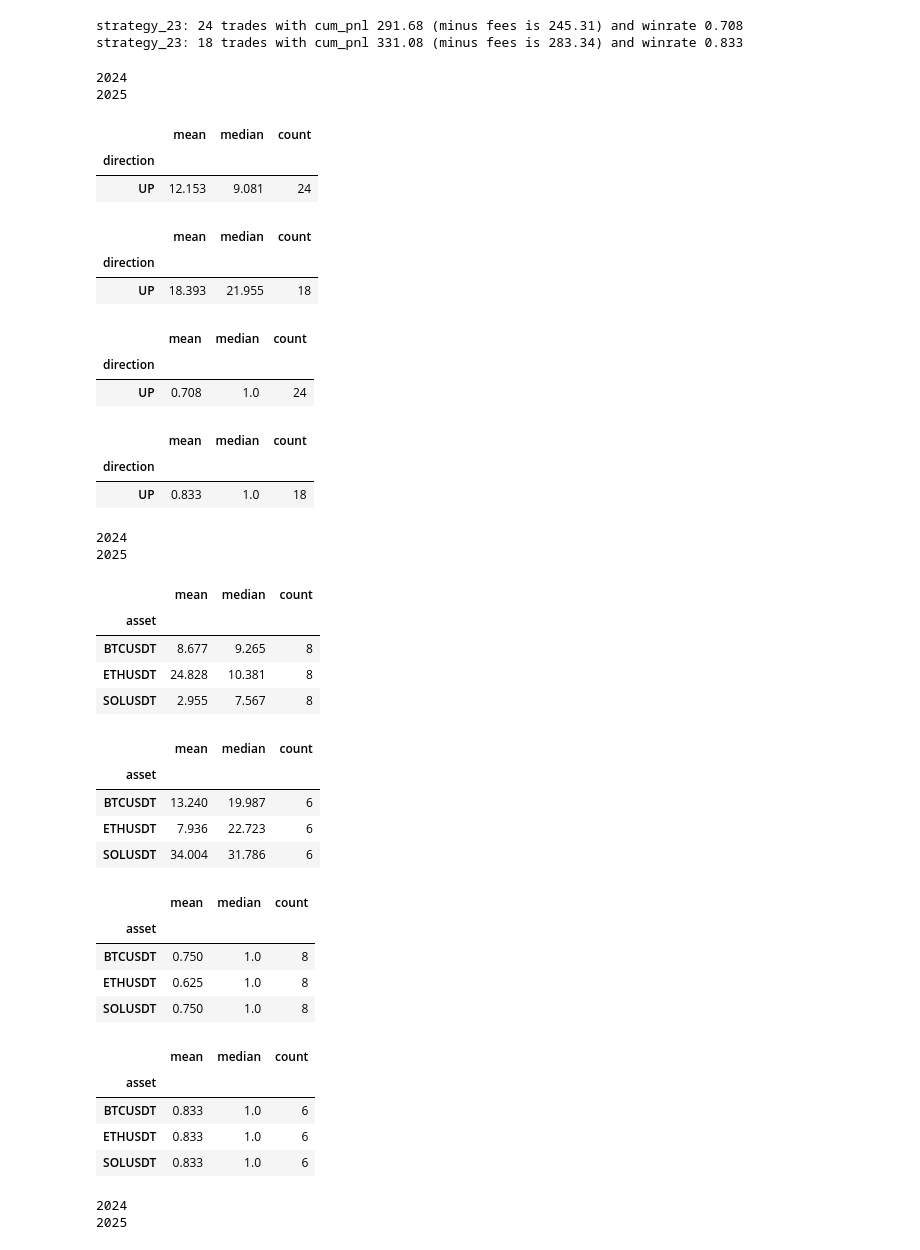
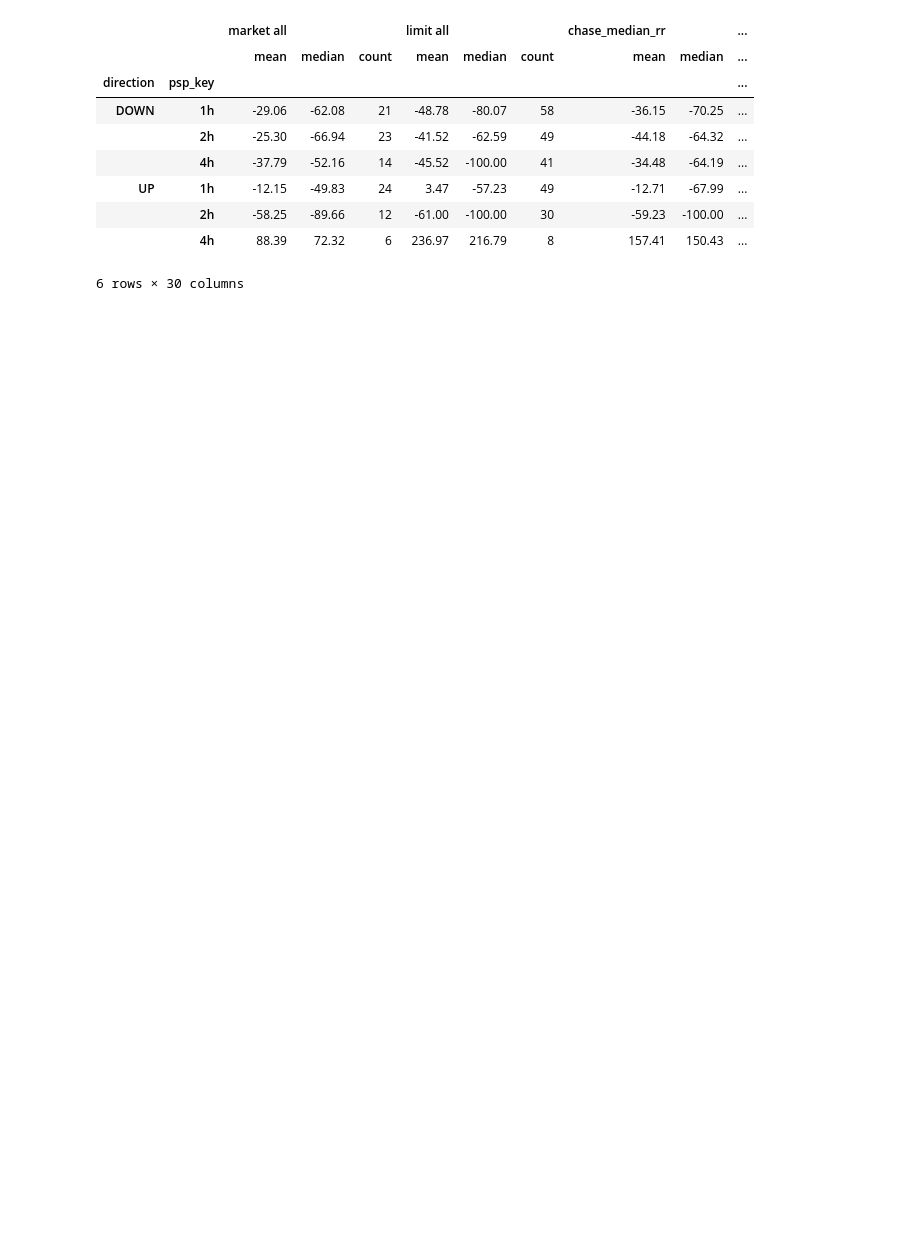
Before and after one commit to vlamitin/backtester, a Jupyter notebook: strategies_analyzer.ipynb, the cells around one changed output. Drawn from its saved outputs; the diff is of its cells as text; code cells hidden in the pictures; blank space fills up the shorter version.

Commit message:
new approach to analyze (group by market and different limit types)

```diff
--- a/strategies_analyzer.ipynb
+++ b/strategies_analyzer.ipynb
@@ -38,56 +204,24 @@ def group_by_display(fields):
 # %%
-print(f"{f_2024.name[23:34]}: {len(trades_df_2024)} trades with cum_pnl {round(trades_df_2024['cum_pnl_usd'].iloc[-1], 2)} (minus fees is {round(trades_df_2024['cum_pnl_minus_fees'].iloc[-1], 2)}) and winrate {round(len(trades_df_2024.query('won')) / len(trades_df_2024), 3)}")
-print(f"{f_2025.name[23:34]}: {len(trades_df_2025)} trades with cum_pnl {round(trades_df_2025['cum_pnl_usd'].iloc[-1], 2)} (minus fees is {round(trades_df_2025['cum_pnl_minus_fees'].iloc[-1], 2)}) and winrate {round(len(trades_df_2025.query('won')) / len(trades_df_2025), 3)}")
+# group(["direction"])
+# group(["asset"])
+# group(["smt_type"])
+# group(["smt_label"])
+# group(["smt_flags"])
 
-group_by_display(["direction"])
-group_by_display(["asset"])
-group_by_display(["smt_type"])
-group_by_display(["smt_label"])
-group_by_display(["smt_flags"])
+# display([round(float(x), 4) for x in np.percentile(trades_df_2024['entry_rr'], [10, 30, 70, 90])])
+# display([round(float(x), 4) for x in np.percentile(trades_df_2025['entry_rr'], [10, 30, 70, 90])])
 
-display([round(float(x), 4) for x in np.percentile(trades_df_2024['entry_rr'], [10, 30, 70, 90])])
-display([round(float(x), 4) for x in np.percentile(trades_df_2025['entry_rr'], [10, 30, 70, 90])])
-
-group_by_display(["entry_rr_perc"])
-group_by_display(["psp_key", "direction"])
+# group(["entry_rr_perc"])
+df_pnl, df_wr = group(["direction", "psp_key"])
+df_pnl
 # %% [output]
+|  |  | market all |  |  | limit all |  |  | chase_median_rr |  | ... |
+|  |  | mean | median | count | mean | median | count | mean | median | ... |
+| direction | psp_key |  |  |  |  |  |  |  |  | ... |
+| DOWN | 1h | -29.06 | -62.08 | 21 | -48.78 | -80.07 | 58 | -36.15 | -70.25 | ... |
+|  | 2h | -25.30 | -66.94 | 23 | -41.52 | -62.59 | 49 | -44.18 | -64.32 | ... |
+|  | 4h | -37.79 | -52.16 | 14 | -45.52 | -100.00 | 41 | -34.48 | -64.19 | ... |
+| UP | 1h | -12.15 | -49.83 | 24 | 3.47 | -57.23 | 49 | -12.71 | -67.99 | ... |
+|  | 2h | -58.25 | -89.66 | 12 | -61.00 | -100.00 | 30 | -59.23 | -100.00 | ... |
+|  | 4h | 88.39 | 72.32 | 6 | 236.97 | 216.79 | 8 | 157.41 | 150.43 | ... |
-strategy_23: 24 trades with cum_pnl 291.68 (minus fees is 245.31) and winrate 0.708
-strategy_23: 18 trades with cum_pnl 331.08 (minus fees is 283.34) and winrate 0.833
+6 rows × 30 columns
-2024
-2025
-|  | mean | median | count |
-| direction |  |  |  |
-| UP | 12.153 | 9.081 | 24 |
-|  | mean | median | count |
-| direction |  |  |  |
-| UP | 18.393 | 21.955 | 18 |
-|  | mean | median | count |
-| direction |  |  |  |
-| UP | 0.708 | 1.0 | 24 |
-|  | mean | median | count |
-| direction |  |  |  |
-| UP | 0.833 | 1.0 | 18 |
-2024
-2025
-|  | mean | median | count |
-| asset |  |  |  |
-| BTCUSDT | 8.677 | 9.265 | 8 |
-| ETHUSDT | 24.828 | 10.381 | 8 |
-| SOLUSDT | 2.955 | 7.567 | 8 |
-|  | mean | median | count |
-| asset |  |  |  |
-| BTCUSDT | 13.240 | 19.987 | 6 |
-| ETHUSDT | 7.936 | 22.723 | 6 |
-| SOLUSDT | 34.004 | 31.786 | 6 |
-|  | mean | median | count |
-| asset |  |  |  |
-| BTCUSDT | 0.750 | 1.0 | 8 |
-| ETHUSDT | 0.625 | 1.0 | 8 |
-| SOLUSDT | 0.750 | 1.0 | 8 |
-|  | mean | median | count |
-| asset |  |  |  |
-| BTCUSDT | 0.833 | 1.0 | 6 |
-| ETHUSDT | 0.833 | 1.0 | 6 |
-| SOLUSDT | 0.833 | 1.0 | 6 |
-2024
-2025
```
Also changed, not shown: parts of 10 cells of this notebook, 1 other file.
